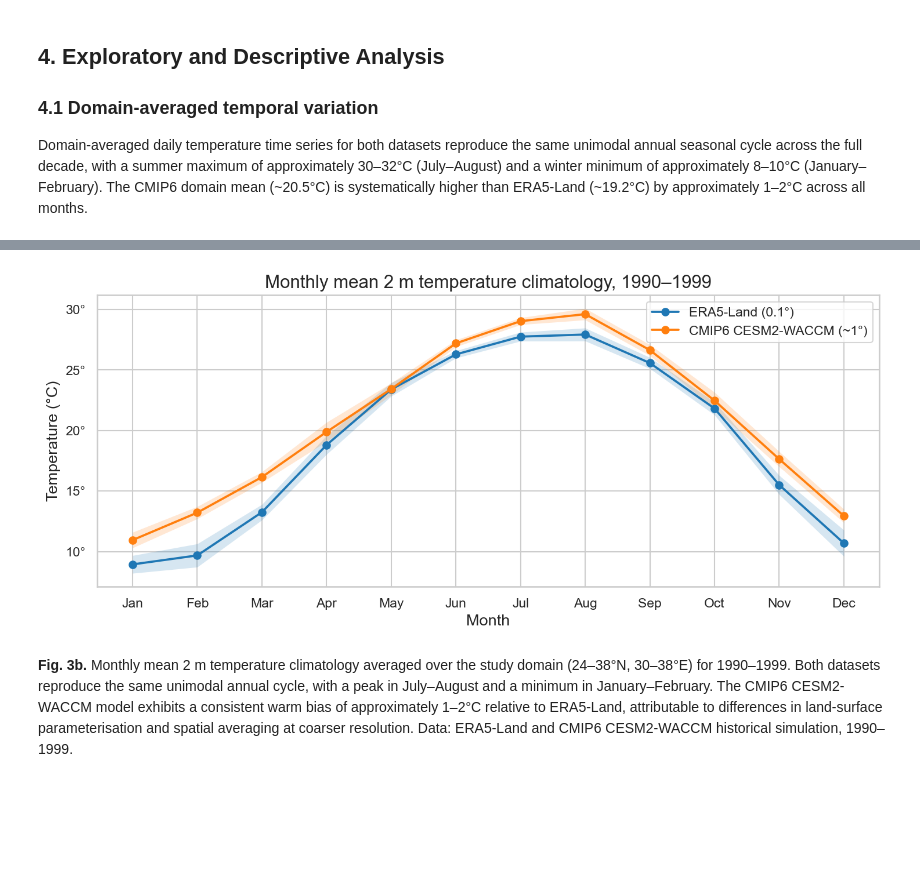
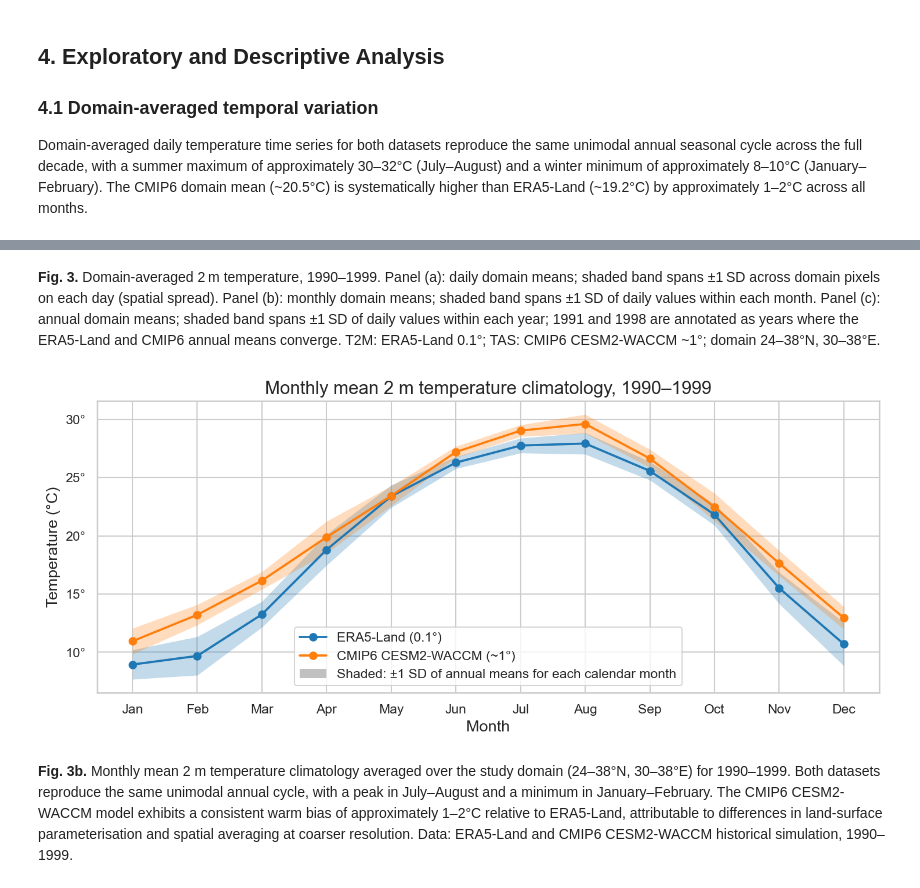
Before and after one commit to Shirlevran9/downscaling-thesis, a Jupyter notebook: notebooks/01_initial_data_exploration.ipynb, the cells around one changed output, grey strips where cells are left out. Saved outputs shown, nothing was run; the diff lists cells and outputs as text; code cells hidden in the pictures; blank space fills up the shorter version.

```diff
--- a/notebooks/01_initial_data_exploration.ipynb
+++ b/notebooks/01_initial_data_exploration.ipynb
@@ -330,13 +318,16 @@ plt.show()
+# %% [markdown]
+**Fig. 3.** Domain-averaged 2 m temperature, 1990–1999. Panel (a): daily domain means; shaded band spans ±1 SD across domain pixels on each day (spatial spread). Panel (b): monthly domain means; shaded band spans ±1 SD of daily values within each month. Panel (c): annual domain means; shaded band spans ±1 SD of daily values within each year; 1991 and 1998 are annotated as years where the ERA5-Land and CMIP6 annual means converge. T2M: ERA5-Land 0.1°; TAS: CMIP6 CESM2-WACCM ~1°; domain 24–38°N, 30–38°E.
 # %%
 # Monthly mean climatology over the full period
 fig = viz.plot_monthly_climatology(
     {'ERA5-Land (0.1°)': era5_series, 'CMIP6 CESM2-WACCM (~1°)': cmip_series},
     title='Monthly mean 2 m temperature climatology, 1990–1999',
-    save_path=PLOT_DIR / 'fig03b_monthly_climatology.png',
+    save_path=PLOT_DIR / 'fig03b_monthly_climatology.png'
+    ,band_method='sd',
 )
 plt.show()
 # %% [output]
-[figure, old version]
+[figure, new version]
 # %% [markdown]
 **Fig. 3b.** Monthly mean 2 m temperature climatology averaged over the study domain (24–38°N, 30–38°E) for 1990–1999. Both datasets reproduce the same unimodal annual cycle, with a peak in July–August and a minimum in January–February. The CMIP6 CESM2-WACCM model exhibits a consistent warm bias of approximately 1–2°C relative to ERA5-Land, attributable to differences in land-surface parameterisation and spatial averaging at coarser resolution. Data: ERA5-Land and CMIP6 CESM2-WACCM historical simulation, 1990–1999.
 # %% [markdown]
```
Also changed, not shown: parts of 14 cells of this notebook, 1 other file.
